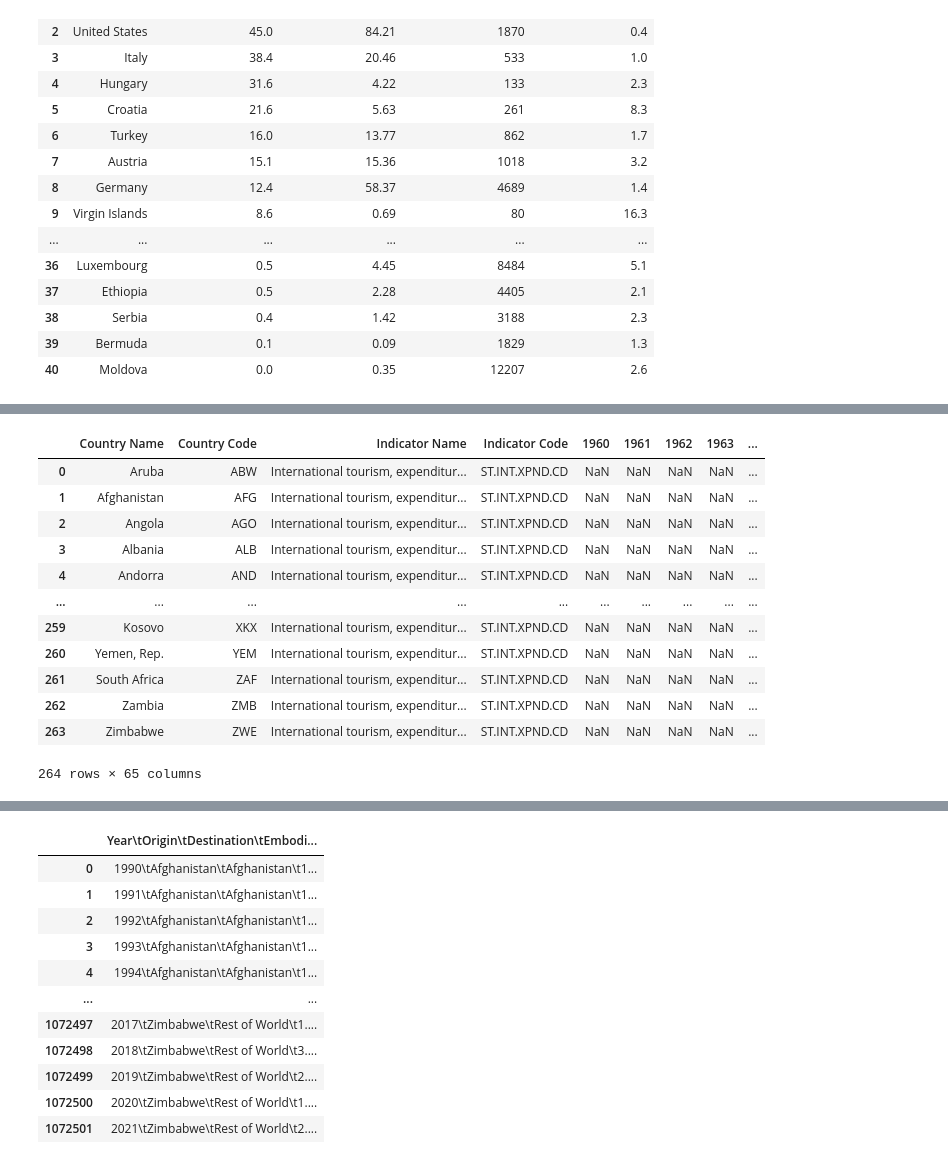
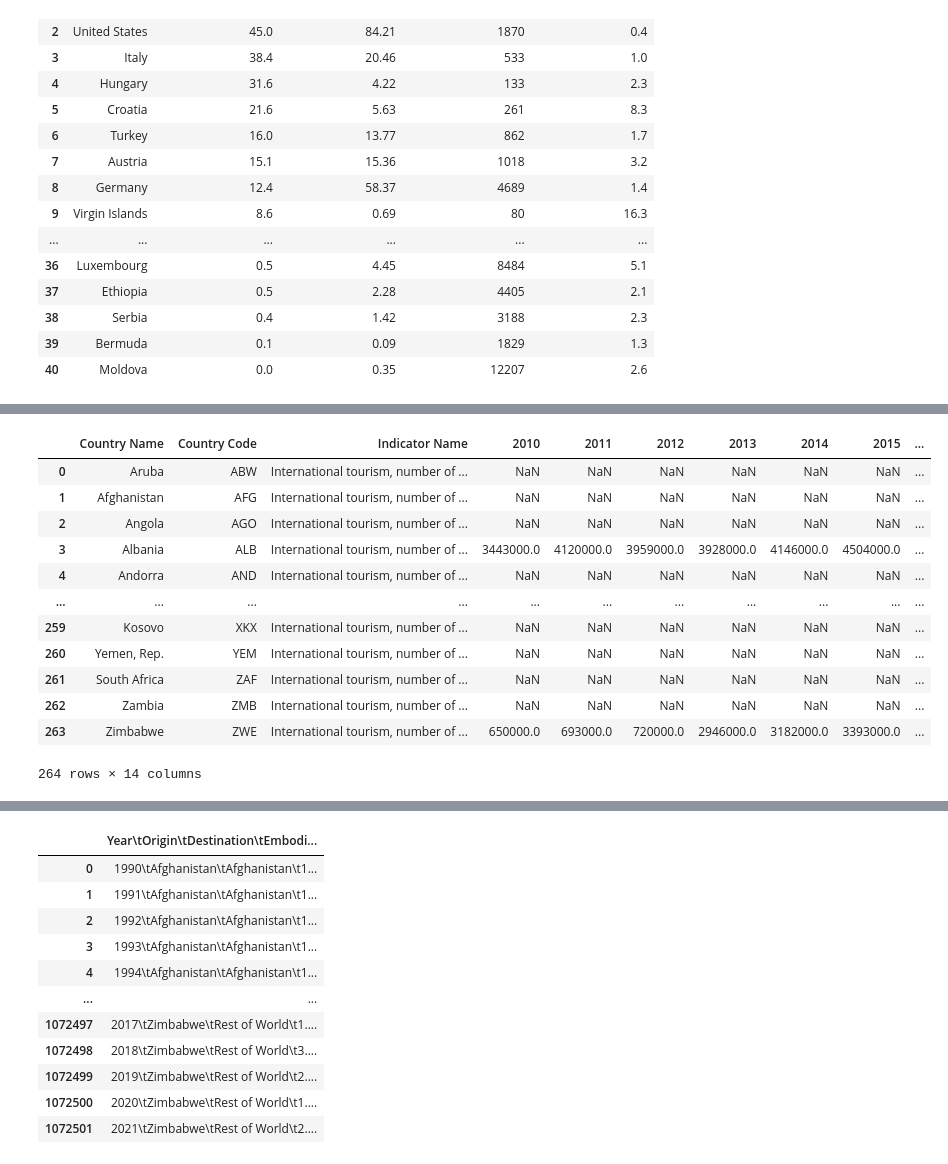
Before and after one commit to KevZavala21/Kevin_NSS_Capstone, a Jupyter notebook: capstone_project.ipynb, the cells around one changed output, grey strips where cells are left out. Cells and saved outputs as stored; diff of their text form; code cells hidden in the pictures.

Commit message:
second data push

```diff
--- a/capstone_project.ipynb
+++ b/capstone_project.ipynb
@@ -124,17 +92,19 @@ tourism_arrivals
-# %%
-country_expenditures = pd.read_csv('../capstone/data/country_expenditures.csv')
-country_expenditures
-# %% [output]
-|  | Country Name | Country Code | Indicator Name | Indicator Code | 1960 | 1961 | 1962 | 1963 | ... |
-| 0 | Aruba | ABW | International tourism, expenditur... | ST.INT.XPND.CD | NaN | NaN | NaN | NaN | ... |
-| 1 | Afghanistan | AFG | International tourism, expenditur... | ST.INT.XPND.CD | NaN | NaN | NaN | NaN | ... |
-| 2 | Angola | AGO | International tourism, expenditur... | ST.INT.XPND.CD | NaN | NaN | NaN | NaN | ... |
-| 3 | Albania | ALB | International tourism, expenditur... | ST.INT.XPND.CD | NaN | NaN | NaN | NaN | ... |
-| 4 | Andorra | AND | International tourism, expenditur... | ST.INT.XPND.CD | NaN | NaN | NaN | NaN | ... |
-| ... | ... | ... | ... | ... | ... | ... | ... | ... | ... |
-| 259 | Kosovo | XKX | International tourism, expenditur... | ST.INT.XPND.CD | NaN | NaN | NaN | NaN | ... |
-| 260 | Yemen, Rep. | YEM | International tourism, expenditur... | ST.INT.XPND.CD | NaN | NaN | NaN | NaN | ... |
-| 261 | South Africa | ZAF | International tourism, expenditur... | ST.INT.XPND.CD | NaN | NaN | NaN | NaN | ... |
-| 262 | Zambia | ZMB | International tourism, expenditur... | ST.INT.XPND.CD | NaN | NaN | NaN | NaN | ... |
-| 263 | Zimbabwe | ZWE | International tourism, expenditur... | ST.INT.XPND.CD | NaN | NaN | NaN | NaN | ... |
-264 rows × 65 columns
+# %%
+tourism_departures = tourism_departures[['Country Name', 'Country Code', 'Indicator Name',
+                                         '2010', '2011', '2012', '2013', '2014', '2015', '2016', '2017', '2018',
+                                         '2019', '2020']].copy()
+tourism_departures
+# %% [output]
+|  | Country Name | Country Code | Indicator Name | 2010 | 2011 | 2012 | 2013 | 2014 | 2015 | ... |
+| 0 | Aruba | ABW | International tourism, number of ... | NaN | NaN | NaN | NaN | NaN | NaN | ... |
+| 1 | Afghanistan | AFG | International tourism, number of ... | NaN | NaN | NaN | NaN | NaN | NaN | ... |
+| 2 | Angola | AGO | International tourism, number of ... | NaN | NaN | NaN | NaN | NaN | NaN | ... |
+| 3 | Albania | ALB | International tourism, number of ... | 3443000.0 | 4120000.0 | 3959000.0 | 3928000.0 | 4146000.0 | 4504000.0 | ... |
+| 4 | Andorra | AND | International tourism, number of ... | NaN | NaN | NaN | NaN | NaN | NaN | ... |
+| ... | ... | ... | ... | ... | ... | ... | ... | ... | ... | ... |
+| 259 | Kosovo | XKX | International tourism, number of ... | NaN | NaN | NaN | NaN | NaN | NaN | ... |
+| 260 | Yemen, Rep. | YEM | International tourism, number of ... | NaN | NaN | NaN | NaN | NaN | NaN | ... |
+| 261 | South Africa | ZAF | International tourism, number of ... | NaN | NaN | NaN | NaN | NaN | NaN | ... |
+| 262 | Zambia | ZMB | International tourism, number of ... | NaN | NaN | NaN | NaN | NaN | NaN | ... |
+| 263 | Zimbabwe | ZWE | International tourism, number of ... | 650000.0 | 693000.0 | 720000.0 | 2946000.0 | 3182000.0 | 3393000.0 | ... |
+264 rows × 14 columns
```
Also changed, not shown: parts of 6 cells of this notebook.
